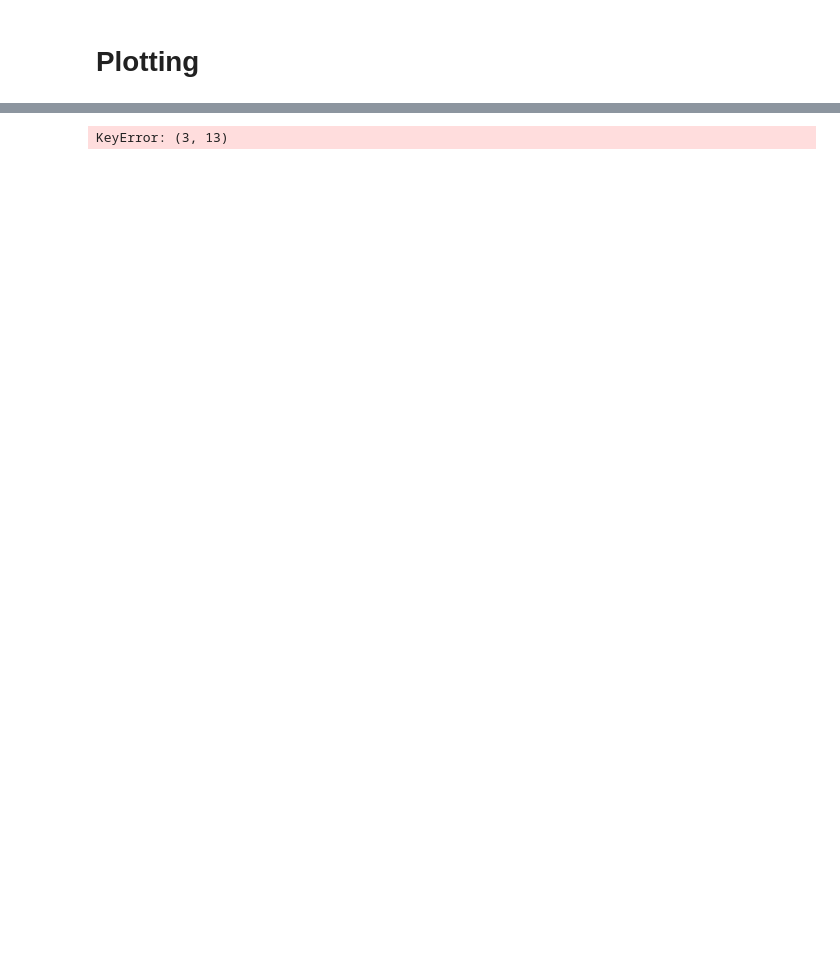
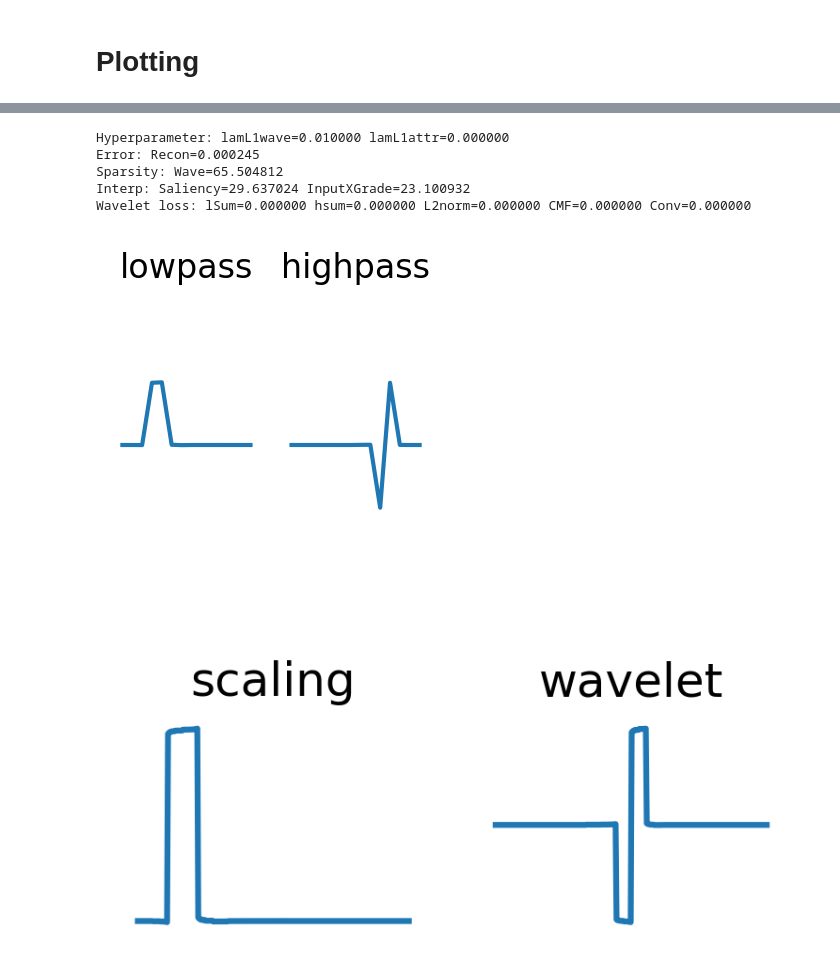
Before and after one commit to Yu-Group/adaptive-wavelets, a Jupyter notebook: notebooks/mnist/01_results.ipynb, the cells around one changed output, grey strips where cells are left out. Saved outputs shown, nothing was run; the diff lists cells and outputs as text; code cells hidden in the pictures; blank space fills up the shorter version.

```diff
--- a/notebooks/mnist/01_results.ipynb
+++ b/notebooks/mnist/01_results.ipynb
@@ -121,26 +121,32 @@ IndexError: list index out of range
 # %%
-idx1 = 3
-idx2 = 13
+idx1 = 2
+idx2 = 0
 wt = mos[index2o[(idx1, idx2)]]
 filt = get_2dfilts(wt)
 phi, psi, x = get_wavefun(wt)
 
 # print
 print('Hyperparameter: lamL1wave={:.6f} lamL1attr={:.6f}'.format(res['lamL1wave'][index2o[(idx1, idx2)]], res['lamL1attr'][index2o[(idx1, idx2)]]))
 print('Error: Recon={:.6f}'.format(res['rec_loss'][index2o[(idx1, idx2)]]))
 print('Sparsity: Wave={:.6f}'.format(res['L1wave_loss'][index2o[(idx1, idx2)]]))
 print('Interp: Saliency={:.6f} InputXGrade={:.6f}'.format(res['L1saliency_loss'][index2o[(idx1, idx2)]], res['L1inputxgrad_loss'][index2o[(idx1, idx2)]]))
 print('Wavelet loss: lSum={:.6f} hsum={:.6f} L2norm={:.6f} CMF={:.6f} Conv={:.6f}'.format(res['lsum_loss'][index2o[(idx1, idx2)]],
                                                                                           res['hsum_loss'][index2o[(idx1, idx2)]],
                                                                                           res['L2norm_loss'][index2o[(idx1, idx2)]],
                                                                                           res['CMF_loss'][index2o[(idx1, idx2)]],
                                                                                           res['conv_loss'][index2o[(idx1, idx2)]]))
 
 
 plot_1dfilts(filt[0], is_title=True, figsize=(2,2))
 plot_wavefun((phi, psi, x), is_title=True, figsize=(3,1))
 # %% [output]
-KeyError: (3, 13)
+Hyperparameter: lamL1wave=0.010000 lamL1attr=0.000000
+Error: Recon=0.000245
+Sparsity: Wave=65.504812
+Interp: Saliency=29.637024 InputXGrade=23.100932
+Wavelet loss: lSum=0.000000 hsum=0.000000 L2norm=0.000000 CMF=0.000000 Conv=0.000000
+[figure, added]
+[figure, added]
 # %%
 plt.plot(np.log(res['train_losses'][index2o[(0, 2)]]))
 plt.xlabel("epochs")
```
Also changed, not shown: parts of 4 cells of this notebook, 2 other files.
